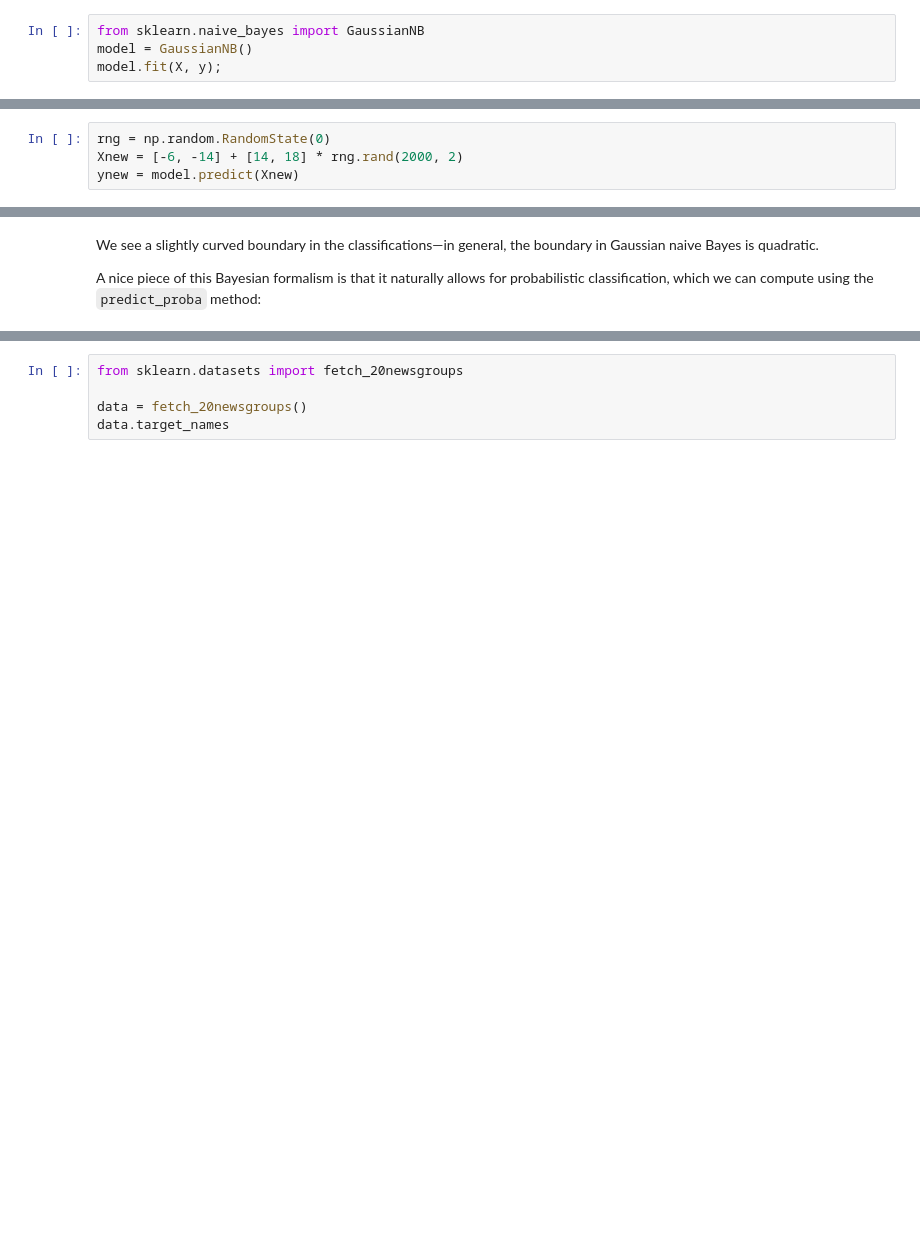
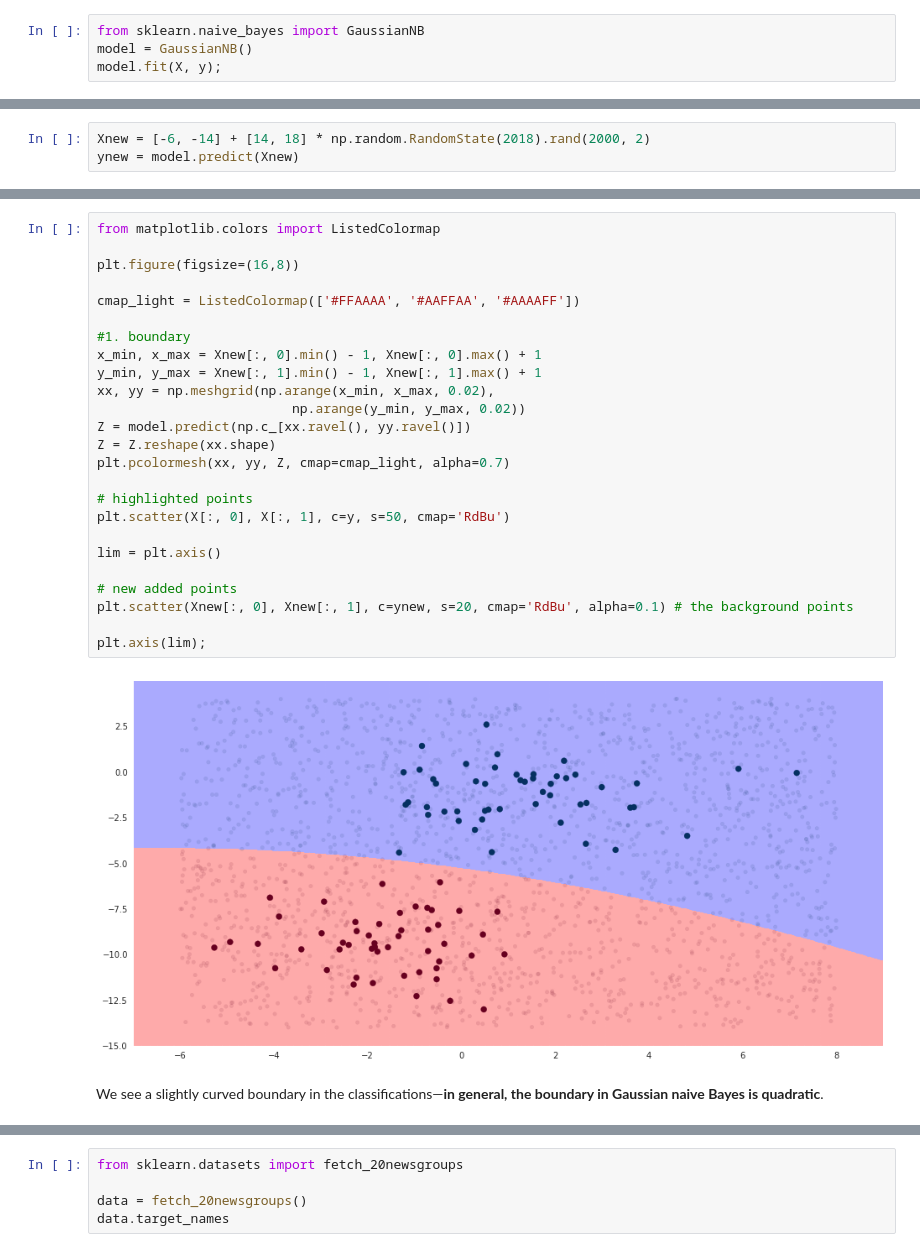
Before and after one commit to karenyyy/data_science, a Jupyter notebook: py_datasci/notebooks/05.05-Naive-Bayes.ipynb, the cells around one changed output, grey strips where cells are left out. Drawn from its saved outputs; the diff is of its cells as text; blank space fills up the shorter version.

```diff
--- a/py_datasci/notebooks/05.05-Naive-Bayes.ipynb
+++ b/py_datasci/notebooks/05.05-Naive-Bayes.ipynb
@@ -104,4 +103,3 @@ Now let's generate some new data and predict the label:
 # %%
-rng = np.random.RandomState(0)
-Xnew = [-6, -14] + [14, 18] * rng.rand(2000, 2)
+Xnew = [-6, -14] + [14, 18] * np.random.RandomState(2018).rand(2000, 2)
 ynew = model.predict(Xnew)
@@ -117,6 +113,31 @@ plt.axis(lim);
+# %%
+from matplotlib.colors import ListedColormap
+
+plt.figure(figsize=(16,8))
+
+cmap_light = ListedColormap(['#FFAAAA', '#AAFFAA', '#AAAAFF'])
+
+#1. boundary
+x_min, x_max = Xnew[:, 0].min() - 1, Xnew[:, 0].max() + 1
+y_min, y_max = Xnew[:, 1].min() - 1, Xnew[:, 1].max() + 1
+xx, yy = np.meshgrid(np.arange(x_min, x_max, 0.02),
+                         np.arange(y_min, y_max, 0.02))
+Z = model.predict(np.c_[xx.ravel(), yy.ravel()])
+Z = Z.reshape(xx.shape)
+plt.pcolormesh(xx, yy, Z, cmap=cmap_light, alpha=0.7)
+
+# highlighted points
+plt.scatter(X[:, 0], X[:, 1], c=y, s=50, cmap='RdBu')
+
+lim = plt.axis()
+
+# new added points
+plt.scatter(Xnew[:, 0], Xnew[:, 1], c=ynew, s=20, cmap='RdBu', alpha=0.1) # the background points
+
+plt.axis(lim);
+# %% [output]
+[figure, added]
 # %% [markdown]
-We see a slightly curved boundary in the classifications—in general, the boundary in Gaussian naive Bayes is quadratic.
-
-A nice piece of this Bayesian formalism is that it naturally allows for probabilistic classification, which we can compute using the ``predict_proba`` method:
+We see a slightly curved boundary in the classifications—__in general, the boundary in Gaussian naive Bayes is quadratic__.
 # %%
 yprob = model.predict_proba(Xnew)
```
Also changed, not shown: parts of 23 cells of this notebook, 3 other files.
